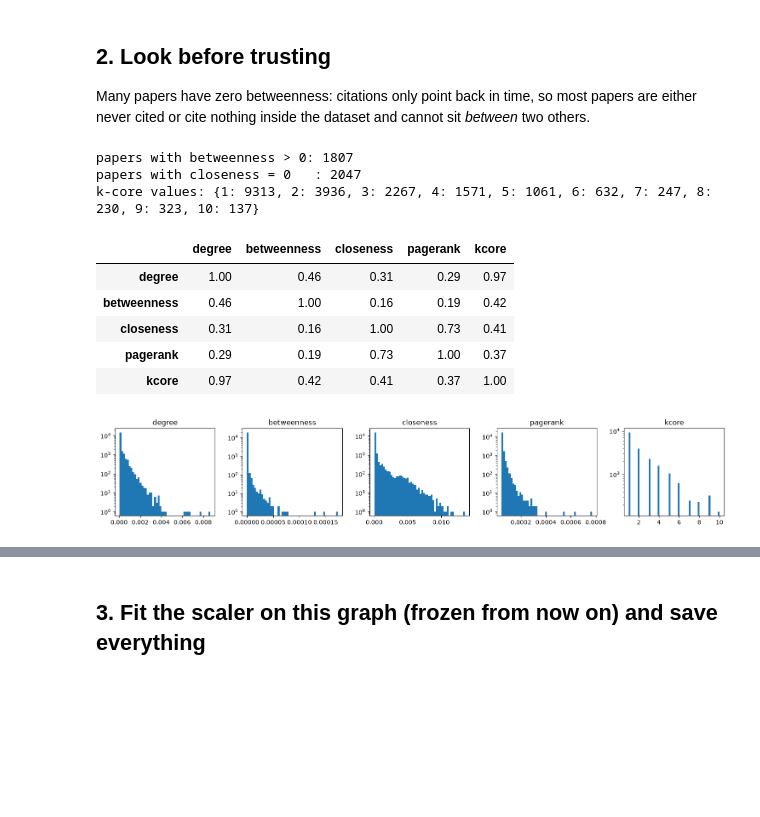
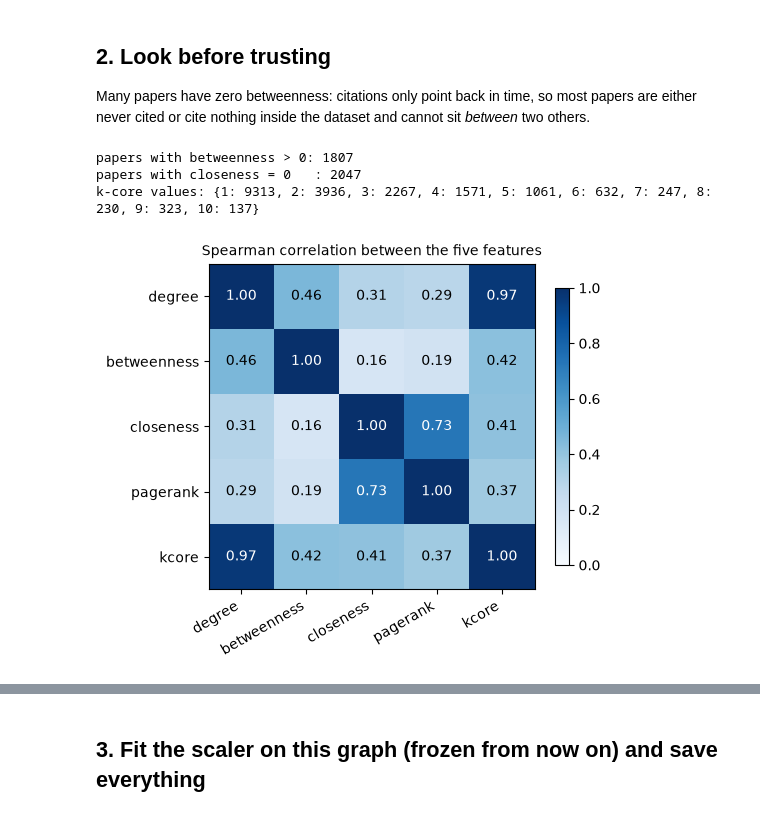
Before and after one commit to ShaharBar99/Final-Project, a Jupyter notebook: notebooks/02_features.ipynb, the cells around one changed output, grey strips where cells are left out. Drawn from its saved outputs; the diff is of its cells as text; code cells hidden in the pictures; blank space fills up the shorter version.

Commit message:
Notebook 2: clearer feature plots, heat map, feature guide and findings
Co-Authored-By: Claude Sonnet 5.5 <noreply@anthropic.com>

```diff
--- a/notebooks/02_features.ipynb
+++ b/notebooks/02_features.ipynb
@@ -40,23 +52,29 @@ Many papers have zero betweenness: citations only point back in time, so most pa
 print('papers with betweenness > 0:', (raw['betweenness'] > 0).sum())
 print('papers with closeness = 0   :', (raw['closeness'] == 0).sum())
 print('k-core values:', raw['kcore'].value_counts().sort_index().to_dict())
-raw.corr(method='spearman').round(2)
+corr = raw.corr(method='spearman')
 # %% [output]
 papers with betweenness > 0: 1807
 papers with closeness = 0   : 2047
 k-core values: {1: 9313, 2: 3936, 3: 2267, 4: 1571, 5: 1061, 6: 632, 7: 247, 8: 230, 9: 323, 10: 137}
-|  | degree | betweenness | closeness | pagerank | kcore |
-| degree | 1.00 | 0.46 | 0.31 | 0.29 | 0.97 |
-| betweenness | 0.46 | 1.00 | 0.16 | 0.19 | 0.42 |
-| closeness | 0.31 | 0.16 | 1.00 | 0.73 | 0.41 |
-| pagerank | 0.29 | 0.19 | 0.73 | 1.00 | 0.37 |
-| kcore | 0.97 | 0.42 | 0.41 | 0.37 | 1.00 |
-# %%
-import matplotlib.pyplot as plt
-fig, axes = plt.subplots(1, 5, figsize=(15, 2.8))
-for ax, col in zip(axes, raw.columns):
-    ax.hist(raw[col], bins=50, log=True)
-    ax.set_title(col)
-plt.tight_layout(); plt.show()
-# %% [output]
-[figure, removed]
+# %%
+import matplotlib.pyplot as plt
+
+# how similarly two measures rank the papers (1 = same order, 0 = unrelated)
+fig, ax = plt.subplots(figsize=(5.4, 4.4))
+image = ax.imshow(corr, cmap='Blues', vmin=0, vmax=1)
+ax.set_xticks(range(len(corr)))
+ax.set_xticklabels(corr.columns, rotation=30, ha='right')
+ax.set_yticks(range(len(corr)))
+ax.set_yticklabels(corr.index)
+for i in range(len(corr)):
+    for j in range(len(corr)):
+        value = corr.iloc[i, j]
+        ax.text(j, i, f'{value:.2f}', ha='center', va='center', color='white' if value > 0.6 else 'black')
+plt.colorbar(image, ax=ax, shrink=0.85)
+ax.set_title('Spearman correlation between the five features', fontsize=10)
+plt.tight_layout()
+fig.savefig(config.RESULTS_DIR / 'features_spearman.png', dpi=110, bbox_inches='tight')
+plt.show()
+# %% [output]
+[figure, added]
```
Also changed, not shown: parts of 6 cells of this notebook, 3 other files.
